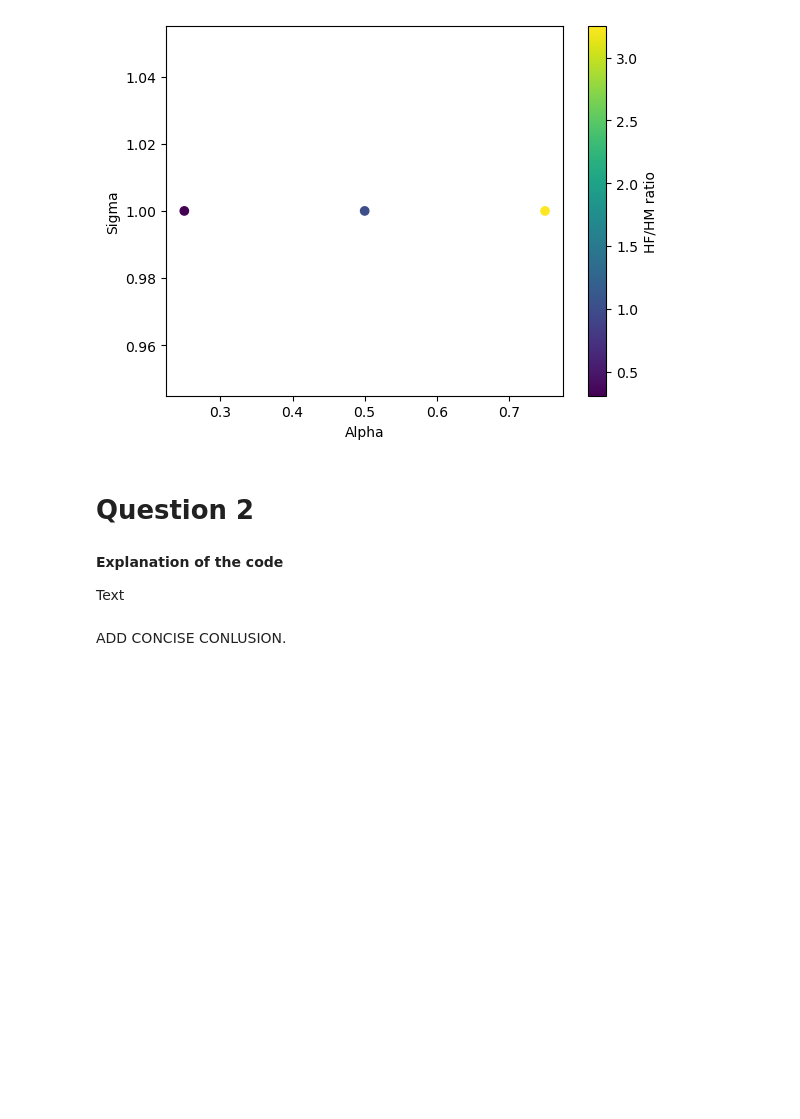
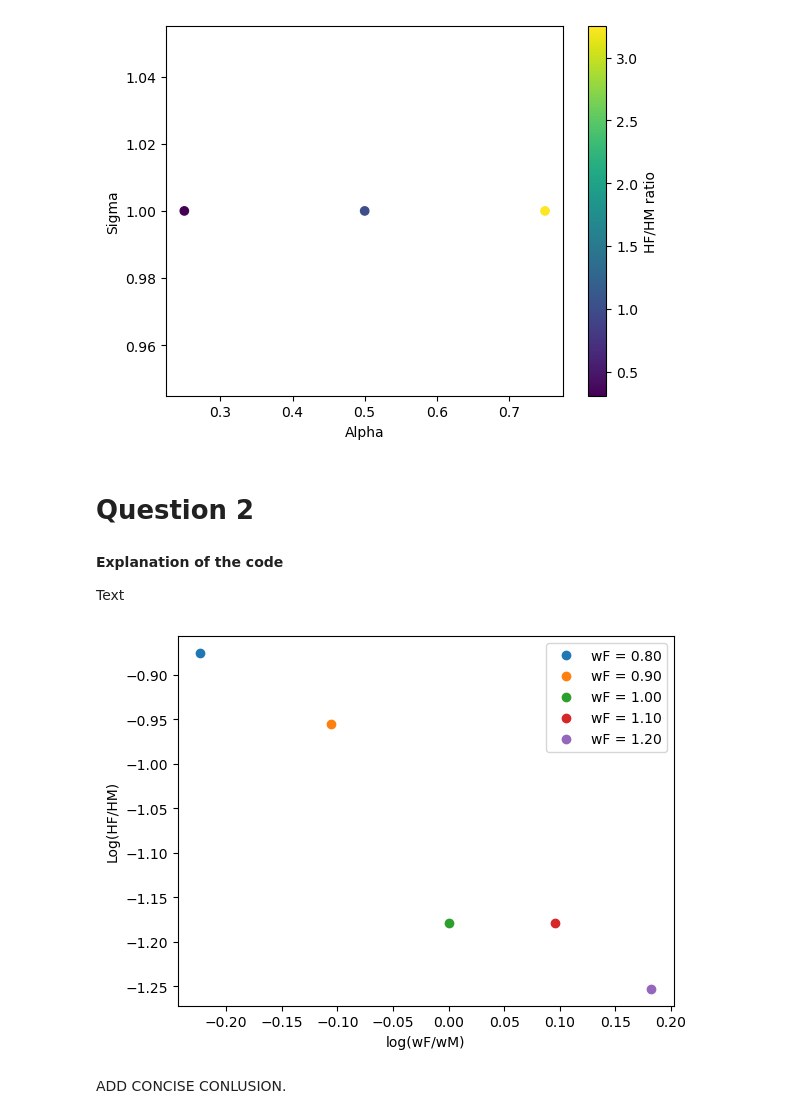
Before and after one commit to NumEconCopenhagen/projects-2023-jakki, a Jupyter notebook: inauguralproject/inauguralproject.ipynb, the cells around one changed output. Drawn from its saved outputs; the diff is of its cells as text; code cells hidden in the pictures; blank space fills up the shorter version.

```diff
--- a/inauguralproject/inauguralproject.ipynb
+++ b/inauguralproject/inauguralproject.ipynb
@@ -76,27 +79,30 @@ Text
 # %%
 # Using the model to calculate optimal HF and HM
 h = householdClass()
 
 #Looping over wF values
 for wF in h.par.wF_vec:
 
     #setting value
     h.par.wageF = wF
 
     #Solving for discrete optimal choice
     opti = h.solve_discrete()
 
     #Creating Ratio
     HF_HM = opti.HF/opti.HM
 
     #Plotting
-    plt.plot(np.log(wF/h.par.wageM), np.log(HF_HM), 'o', label=f'wF/wM = {wF/h.par.wageM:.2f}')
+    plt.plot(np.log(wF/h.par.wageM), np.log(HF_HM), 'o', label=f'wF = {wF/h.par.wageM:.2f}')
 
 #Adding driss
-plt.xlabel('log(wF/hM)')
+plt.xlabel('log(wF/wM)')
 plt.ylabel('Log(HF/HM)')
+plt.legend()
 
 #Printing
 plt.show()
+# %% [output]
+[figure, added]
 # %% [markdown]
 ADD CONCISE CONLUSION.
```
Also changed, not shown: parts of 1 cell of this notebook.
